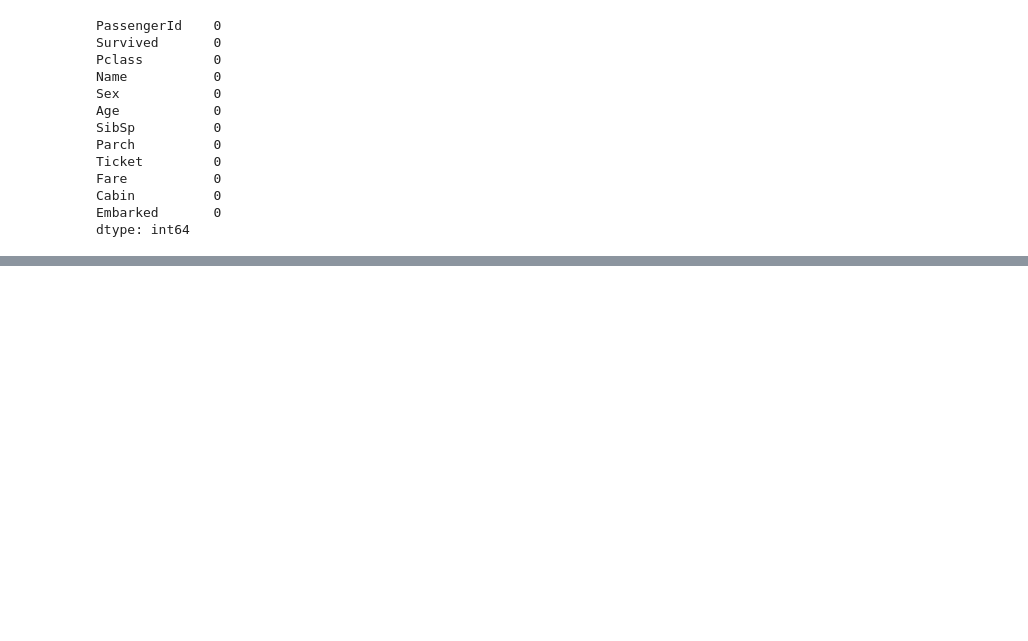
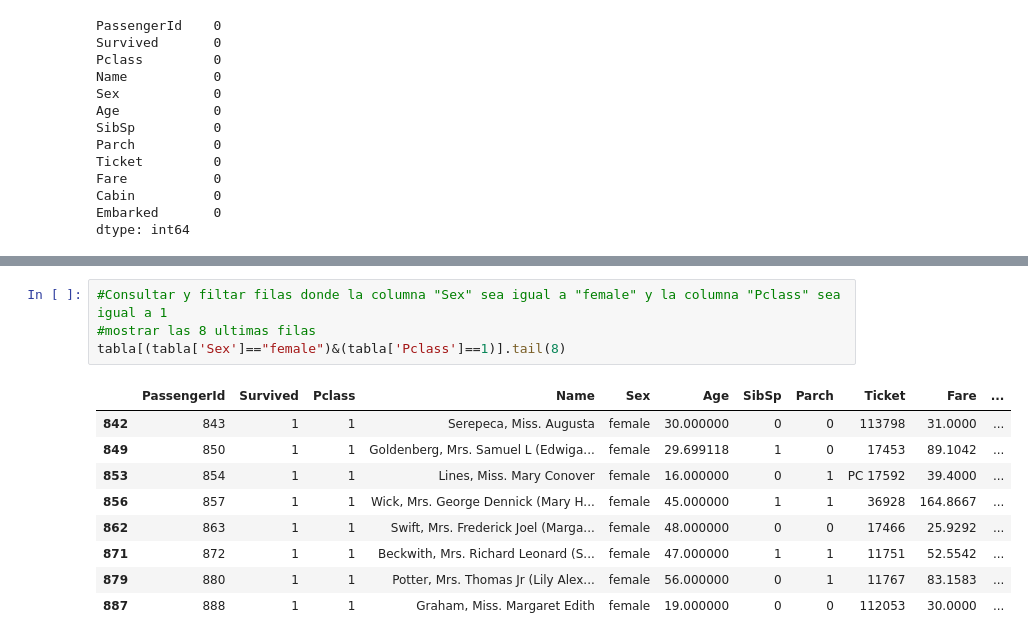
Before and after one commit to Alejo-P/Analisis-de-datos, a Jupyter notebook: Tarea/Pinzon.ipynb, the cells around one changed output, grey strips where cells are left out. Cells and saved outputs as stored; diff of their text form; blank space fills up the shorter version.

```diff
--- a/Tarea/Pinzon.ipynb
+++ b/Tarea/Pinzon.ipynb
@@ -1308,0 +1336,14 @@ dtype: int64
+# %%
+#Consultar y filtar filas donde la columna "Sex" sea igual a "female" y la columna "Pclass" sea igual a 1
+#mostrar las 8 ultimas filas
+tabla[(tabla['Sex']=="female")&(tabla['Pclass']==1)].tail(8)
+# %% [output]
+|  | PassengerId | Survived | Pclass | Name | Sex | Age | SibSp | Parch | Ticket | Fare | ... |
+| 842 | 843 | 1 | 1 | Serepeca, Miss. Augusta | female | 30.000000 | 0 | 0 | 113798 | 31.0000 | ... |
+| 849 | 850 | 1 | 1 | Goldenberg, Mrs. Samuel L (Edwiga... | female | 29.699118 | 1 | 0 | 17453 | 89.1042 | ... |
+| 853 | 854 | 1 | 1 | Lines, Miss. Mary Conover | female | 16.000000 | 0 | 1 | PC 17592 | 39.4000 | ... |
+| 856 | 857 | 1 | 1 | Wick, Mrs. George Dennick (Mary H... | female | 45.000000 | 1 | 1 | 36928 | 164.8667 | ... |
+| 862 | 863 | 1 | 1 | Swift, Mrs. Frederick Joel (Marga... | female | 48.000000 | 0 | 0 | 17466 | 25.9292 | ... |
+| 871 | 872 | 1 | 1 | Beckwith, Mrs. Richard Leonard (S... | female | 47.000000 | 1 | 1 | 11751 | 52.5542 | ... |
+| 879 | 880 | 1 | 1 | Potter, Mrs. Thomas Jr (Lily Alex... | female | 56.000000 | 0 | 1 | 11767 | 83.1583 | ... |
+| 887 | 888 | 1 | 1 | Graham, Miss. Margaret Edith | female | 19.000000 | 0 | 0 | 112053 | 30.0000 | ... |
```
Also changed, not shown: parts of 9 cells of this notebook.
